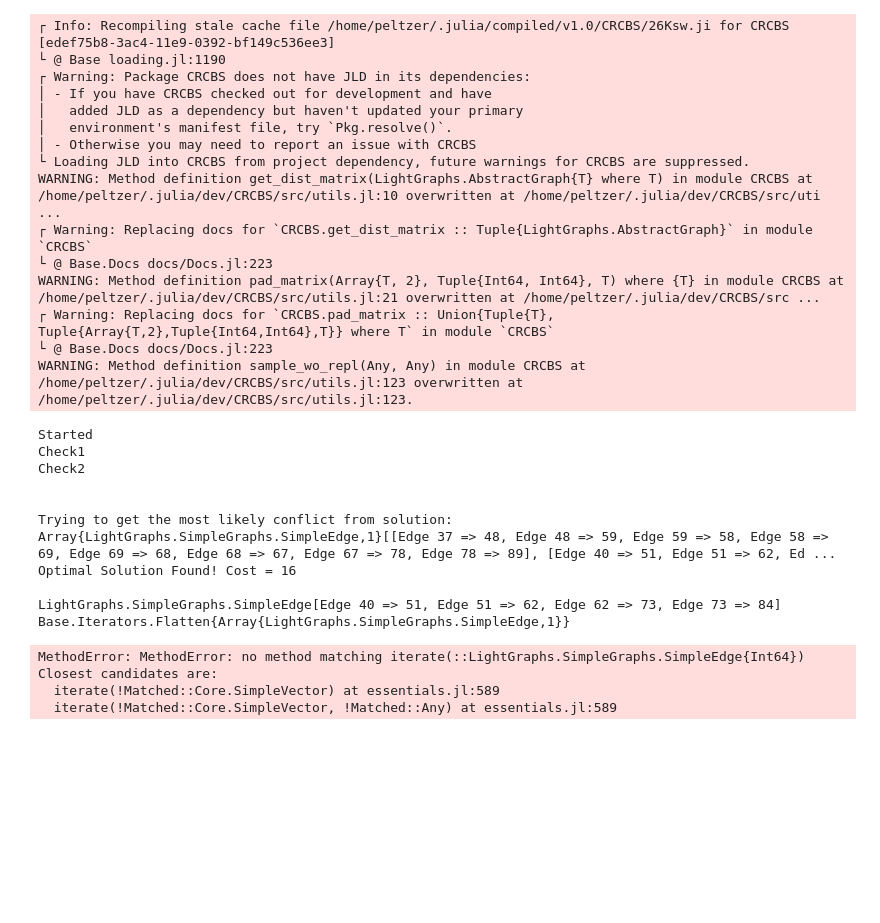
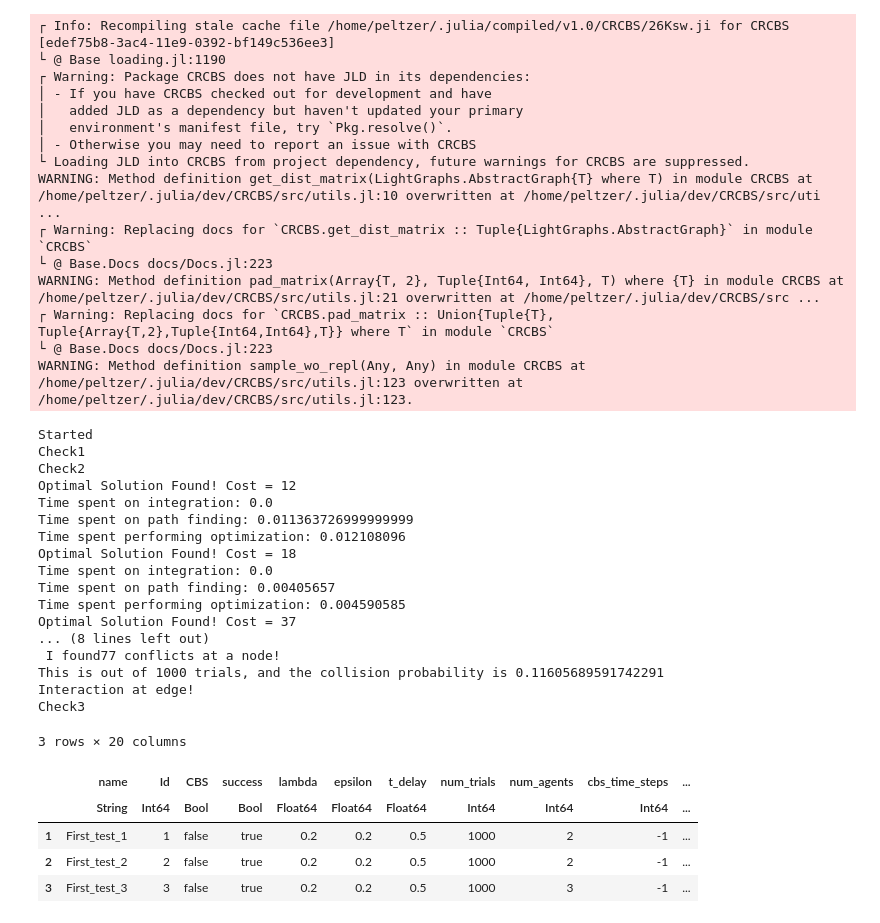
Before and after one commit to sisl/CRCBS.jl, a Jupyter notebook: experiments/Run_CRCBS.ipynb, the cells around one changed output. Drawn from its saved outputs; the diff is of its cells as text; code cells hidden in the pictures; blank space fills up the shorter version.

```diff
--- a/experiments/Run_CRCBS.ipynb
+++ b/experiments/Run_CRCBS.ipynb
@@ -51,30 +39,38 @@ WARNING: Method definition pad_matrix(Array{T, 2}, Tuple{Int64, Int64}, T) where
 WARNING: Method definition sample_wo_repl(Any, Any) in module CRCBS at /home/peltzer/.julia/dev/CRCBS/src/utils.jl:123 overwritten at /home/peltzer/.julia/dev/CRCBS/src/utils.jl:123.
 # %%
 name = "First_test"
-num_agents = (3,4)
+num_agents = (3,2,2)
 grid_x = tuple(10)
 grid_y = tuple(10)
-filling_density = tuple(1.0)
-lambda = 0.5
-epsilon = 0.1
+filling_density = tuple(0.8)
+lambda = 0.2
+epsilon = 0.2
 t_delay = 0.5
-max_num_experiments = 2
-num_trials = 30
+max_num_experiments = 3
+num_trials = 1000
 
-run_experiment_set_CRCBS(name,num_agents,grid_x,grid_y,filling_density,lambda,epsilon,t_delay,max_num_experiments,num_trials)
+data = run_experiment_set_CRCBS(name,num_agents,grid_x,grid_y,filling_density,lambda,epsilon,t_delay,max_num_experiments,num_trials)
 # %% [output]
 Started
 Check1
 Check2
-
-
-Trying to get the most likely conflict from solution:
-Array{LightGraphs.SimpleGraphs.SimpleEdge,1}[[Edge 37 => 48, Edge 48 => 59, Edge 59 => 58, Edge 58 => 69, Edge 69 => 68, Edge 68 => 67, Edge 67 => 78, Edge 78 => 89], [Edge 40 => 51, Edge 51 => 62, Ed ...
-Optimal Solution Found! Cost = 16
-
-LightGraphs.SimpleGraphs.SimpleEdge[Edge 40 => 51, Edge 51 => 62, Edge 62 => 73, Edge 73 => 84]
-Base.Iterators.Flatten{Array{LightGraphs.SimpleGraphs.SimpleEdge,1}}
+Optimal Solution Found! Cost = 12
+Time spent on integration: 0.0
+Time spent on path finding: 0.011363726999999999
+Time spent performing optimization: 0.012108096
+Optimal Solution Found! Cost = 18
+Time spent on integration: 0.0
+Time spent on path finding: 0.00405657
+Time spent performing optimization: 0.004590585
+Optimal Solution Found! Cost = 37
+... (8 lines left out)
+ I found77 conflicts at a node!
+This is out of 1000 trials, and the collision probability is 0.11605689591742291
+Interaction at edge!
+Check3
-MethodError: MethodError: no method matching iterate(::LightGraphs.SimpleGraphs.SimpleEdge{Int64})
-Closest candidates are:
-  iterate(!Matched::Core.SimpleVector) at essentials.jl:589
-  iterate(!Matched::Core.SimpleVector, !Matched::Any) at essentials.jl:589
+3 rows × 20 columns
+|  | name | Id | CBS | success | lambda | epsilon | t_delay | num_trials | num_agents | cbs_time_steps | ... |
+|  | String | Int64 | Bool | Bool | Float64 | Float64 | Float64 | Int64 | Int64 | Int64 | ... |
+| 1 | First_test_1 | 1 | false | true | 0.2 | 0.2 | 0.5 | 1000 | 2 | -1 | ... |
+| 2 | First_test_2 | 2 | false | true | 0.2 | 0.2 | 0.5 | 1000 | 2 | -1 | ... |
+| 3 | First_test_3 | 3 | false | true | 0.2 | 0.2 | 0.5 | 1000 | 3 | -1 | ... |
```
Also changed, not shown: parts of 57 cells of this notebook, 15 other files.
